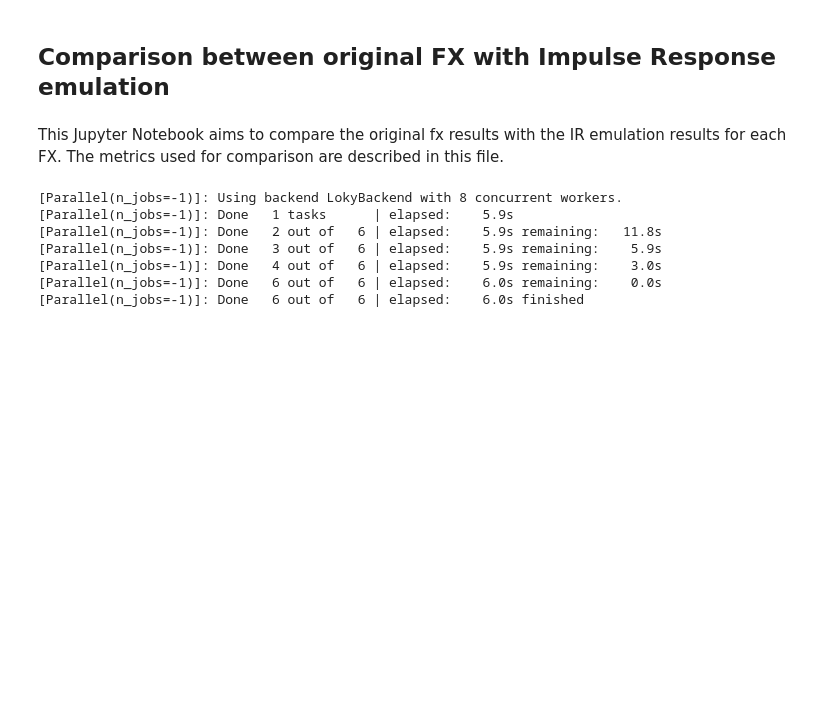
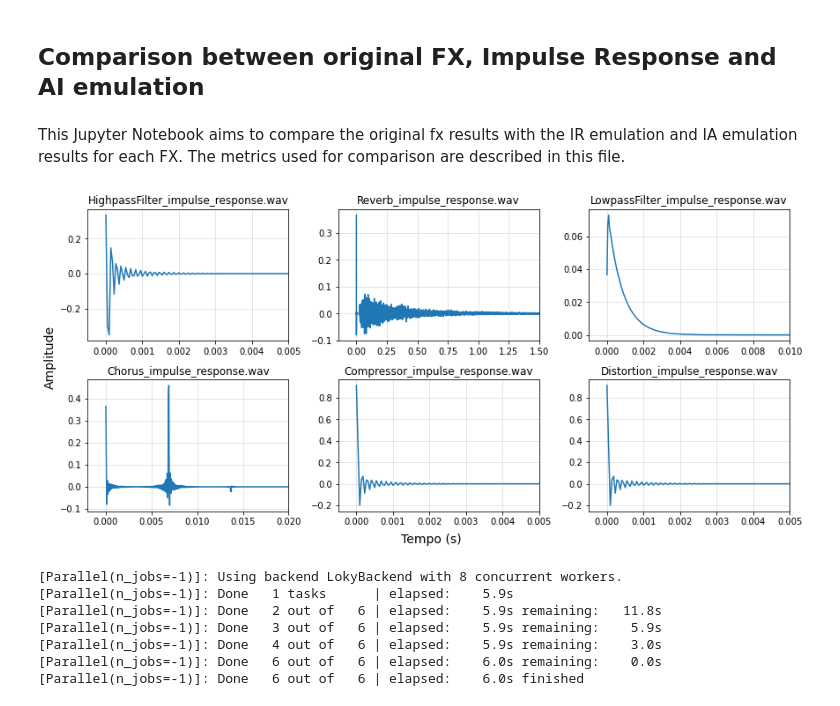
Before and after one commit to DimitriLeandro/AI-Sound-FX-Emulation, a Jupyter notebook: jupyter/compare_original_fx_with_ir_and_ai_emulation.ipynb, the cells around one changed output. Cells and saved outputs as stored; diff of their text form; code cells hidden in the pictures; blank space fills up the shorter version.

Commit message:
organizing jupyters and README

```diff
--- a/jupyter/compare_original_fx_with_ir_emulation.ipynb
+++ b/jupyter/compare_original_fx_with_ir_and_ai_emulation.ipynb
@@ -1,7 +1,7 @@
 # %% [markdown]
-## Comparison between original FX with Impulse Response emulation
+## Comparison between original FX, Impulse Response and AI emulation
 # %% [markdown]
-This Jupyter Notebook aims to compare the original fx results with the IR emulation results for each FX. The metrics used for comparison are described in this file.
+This Jupyter Notebook aims to compare the original fx results with the IR emulation and IA emulation results for each FX. The metrics used for comparison are described in this file.
 # %%
 import matplotlib.pyplot as plt
 import json
@@ -39,6 +40,35 @@ samplerate               = 16000
 n_mfccs                  = 20
 window_time_sec          = 0.2
 hop_length               = int(window_time_sec * samplerate)
+# %%
+fig, axs = plt.subplots(2, 3, figsize=(12, 6))
+
+dict_x_lims = {
+    'HighpassFilter_impulse_response.wav': [-0.0005, 0.005],
+    'Reverb_impulse_response.wav':         [-0.1500, 1.500],
+    'LowpassFilter_impulse_response.wav':  [-0.0010, 0.010],
+    'Chorus_impulse_response.wav':         [-0.0020, 0.020],
+    'Compressor_impulse_response.wav':     [-0.0005, 0.005],
+    'Distortion_impulse_response.wav':     [-0.0005, 0.005],
+}
+
+for i_fig, ir_audio_path in enumerate(ir_dataset_path.glob('*.wav')):
+    i     = 0 if i_fig < 3 else 1
+    j     = i_fig - 3 if i else i_fig
+    y, sr = librosa.load(ir_audio_path)
+    axs[i, j].plot(np.arange(len(y))/sr, y)
+    axs[i, j].set_title(ir_audio_path.name)
+    axs[i, j].grid(alpha=0.4)
+    axs[i, j].set_xlim(dict_x_lims.get(ir_audio_path.name))
+
+fig.text(0.5, 0.02, 'Tempo (s)', ha='center', va='center', fontsize=14)
+fig.text(0.0, 0.5, 'Amplitude', ha='center', va='center', rotation='vertical', fontsize=14)
+
+plt.tight_layout(rect=[0, 0.03, 1, 0.95])
+plt.savefig('../results/ir_audios_plot_in_time.pdf', bbox_inches='tight')
+plt.show()
+# %% [output]
+[figure, added]
 # %%
 cosine_sim_results = Parallel(n_jobs=-1, verbose=100)(
     delayed(calculate_cosine_similarity)(
```
Also changed, not shown: parts of 1 cell of this notebook, 4 other files.
